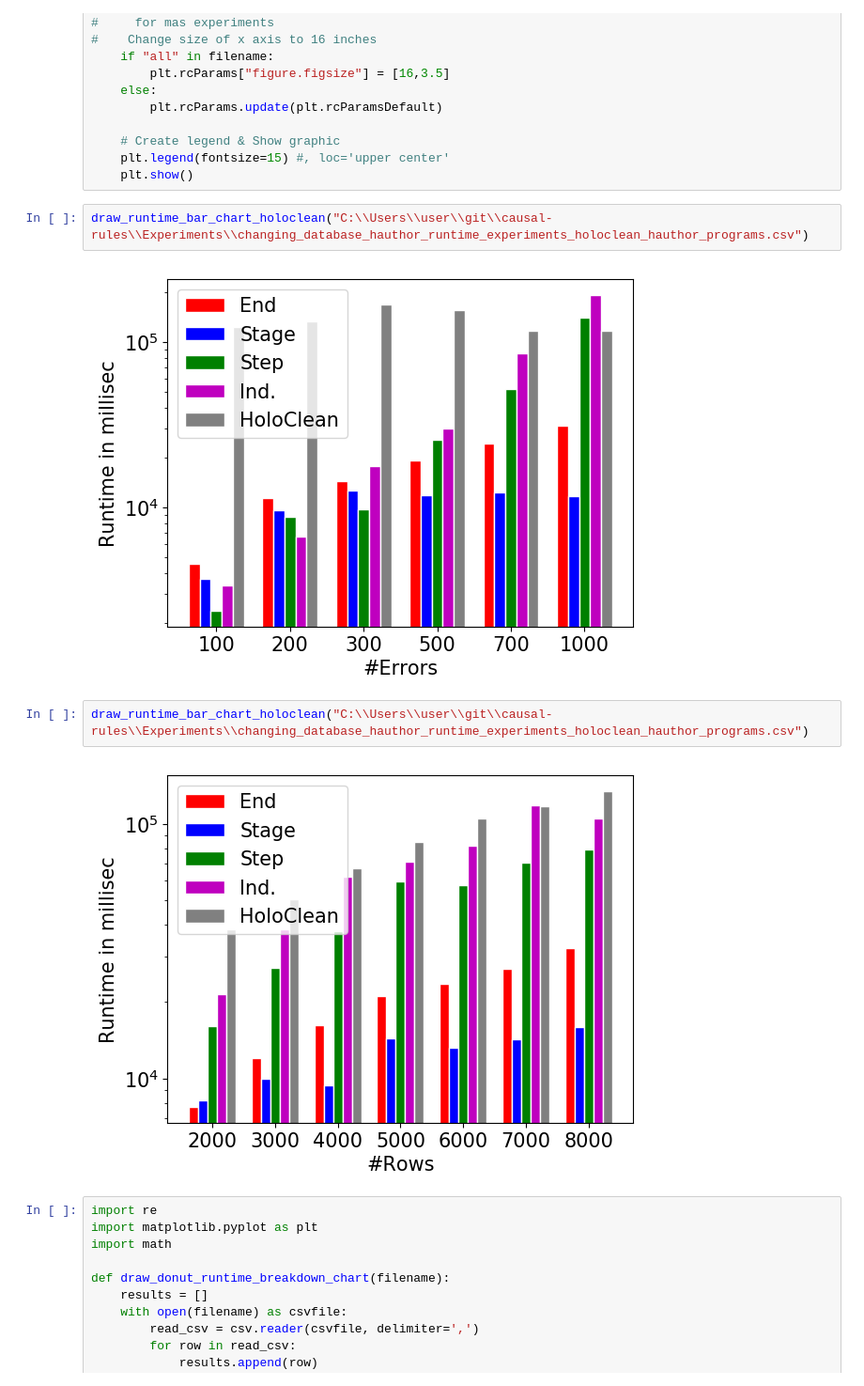
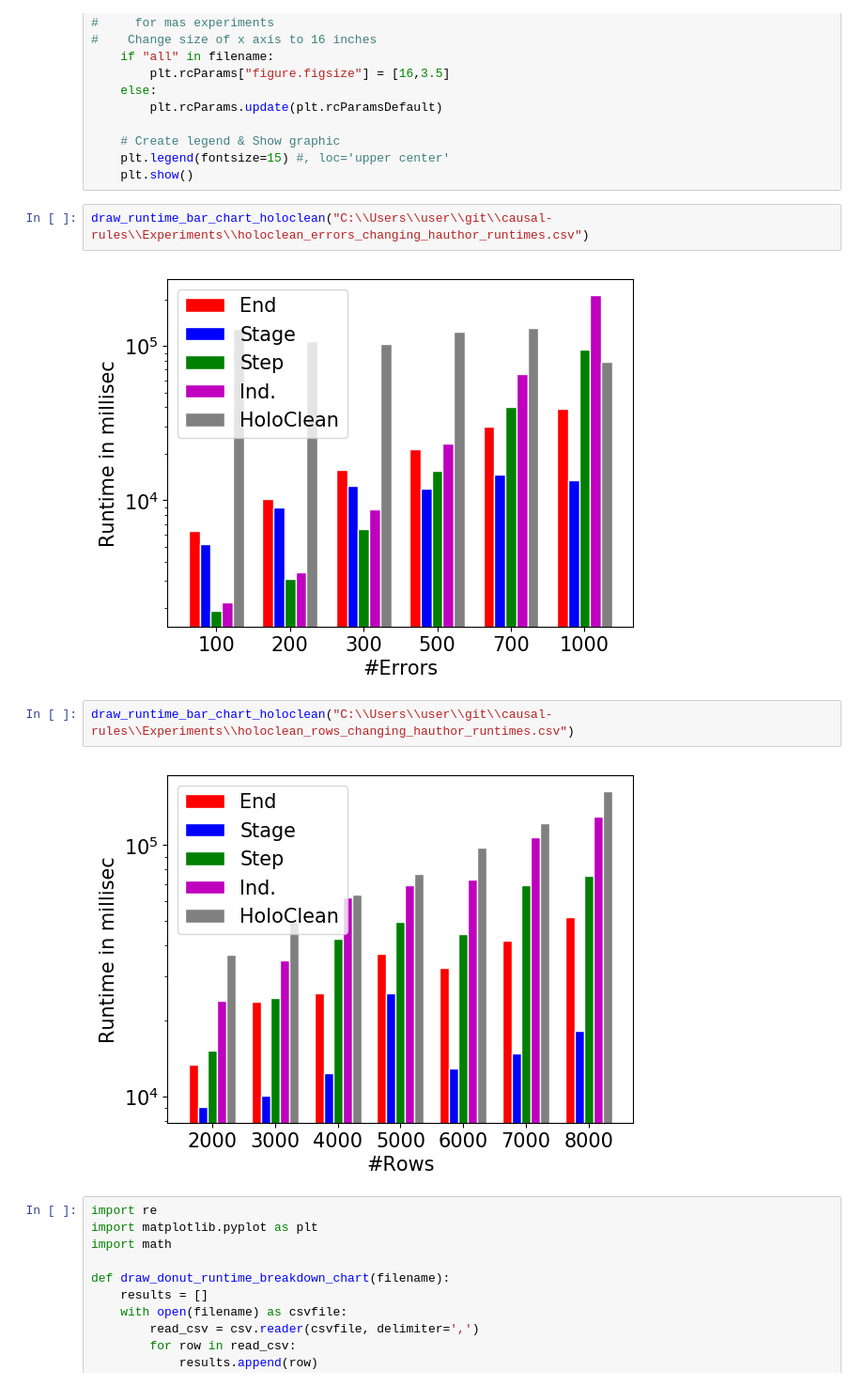
Before and after one commit to amirgilad/On-Multiple-Semantics-for-Declarative-Database-Repairs, a Jupyter notebook: Experiments/draw_graphs.ipynb, the cells around one changed output. Shown at 94% size. Cells and saved outputs as stored; diff of their text form.

```diff
--- a/Experiments/draw_graphs.ipynb
+++ b/Experiments/draw_graphs.ipynb
@@ -245,13 +245,13 @@ def draw_runtime_bar_chart_holoclean(filename, start_prog=0, except_progs=[]):
     plt.legend(fontsize=15) #, loc='upper center'
     plt.show()
 # %%
-draw_runtime_bar_chart_holoclean("C:\\Users\\user\\git\\causal-rules\\Experiments\\changing_database_hauthor_runtime_experiments_holoclean_hauthor_programs.csv")
+draw_runtime_bar_chart_holoclean("C:\\Users\\user\\git\\causal-rules\\Experiments\\holoclean_errors_changing_hauthor_runtimes.csv")
 # %% [output]
-[figure, old version]
+[figure, new version]
 # %%
-draw_runtime_bar_chart_holoclean("C:\\Users\\user\\git\\causal-rules\\Experiments\\changing_database_hauthor_runtime_experiments_holoclean_hauthor_programs.csv")
+draw_runtime_bar_chart_holoclean("C:\\Users\\user\\git\\causal-rules\\Experiments\\holoclean_rows_changing_hauthor_runtimes.csv")
 # %% [output]
-[figure, old version]
+[figure, new version]
 # %%
 import re
 import matplotlib.pyplot as plt
```
Also changed, not shown: 32 other files.
